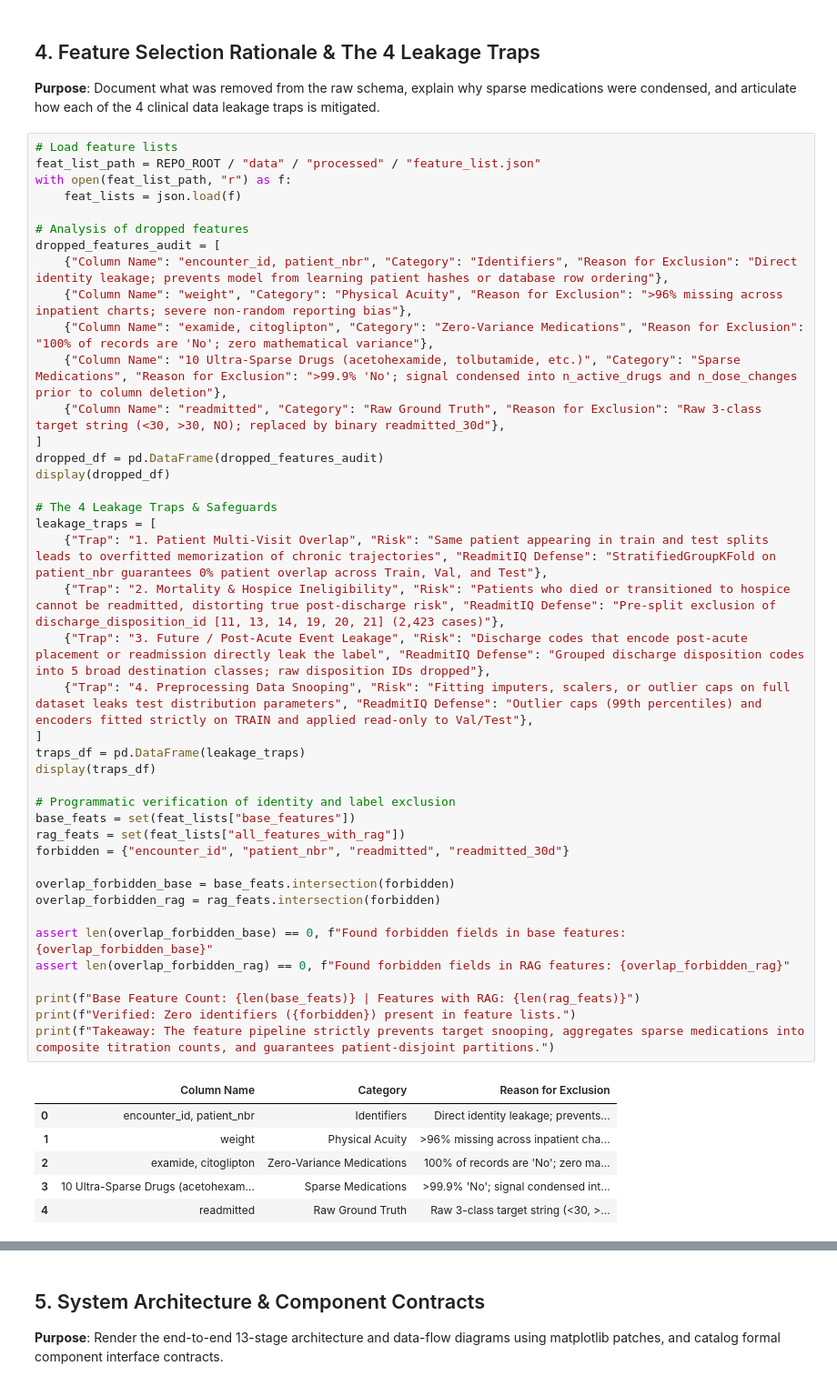
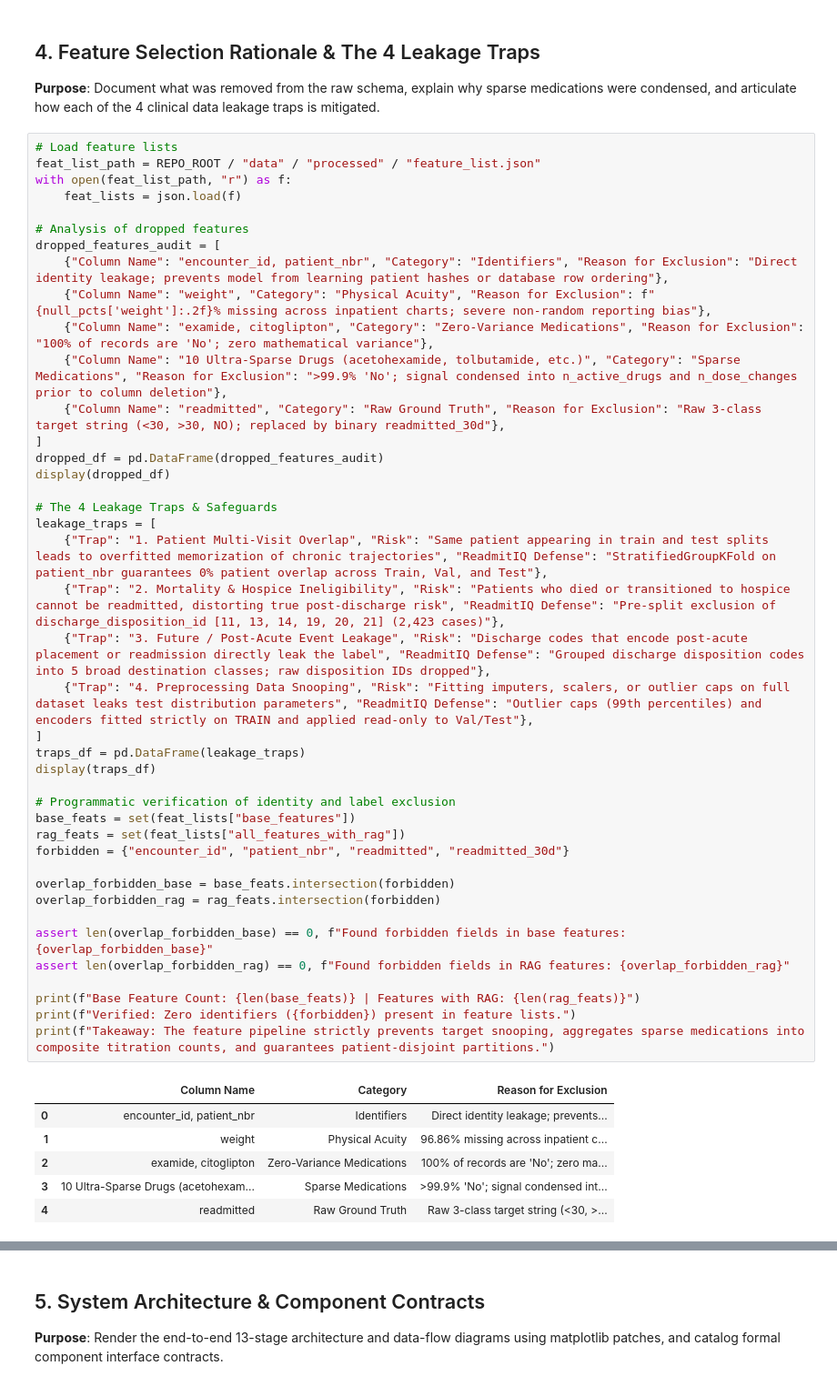
Before and after one commit to Tribhuwansingh2023/ReadmitIQ, a Jupyter notebook: notebooks/stages/stage1.ipynb, the cells around one changed output, grey strips where cells are left out. Shown at 91% size. Saved outputs shown, nothing was run; the diff lists cells and outputs as text.

```diff
--- a/notebooks/stages/stage1.ipynb
+++ b/notebooks/stages/stage1.ipynb
@@ -314,7 +331,7 @@ with open(feat_list_path, "r") as f:
 # Analysis of dropped features
 dropped_features_audit = [
     {"Column Name": "encounter_id, patient_nbr", "Category": "Identifiers", "Reason for Exclusion": "Direct identity leakage; prevents model from learning patient hashes or database row ordering"},
-    {"Column Name": "weight", "Category": "Physical Acuity", "Reason for Exclusion": ">96% missing across inpatient charts; severe non-random reporting bias"},
+    {"Column Name": "weight", "Category": "Physical Acuity", "Reason for Exclusion": f"{null_pcts['weight']:.2f}% missing across inpatient charts; severe non-random reporting bias"},
     {"Column Name": "examide, citoglipton", "Category": "Zero-Variance Medications", "Reason for Exclusion": "100% of records are 'No'; zero mathematical variance"},
     {"Column Name": "10 Ultra-Sparse Drugs (acetohexamide, tolbutamide, etc.)", "Category": "Sparse Medications", "Reason for Exclusion": ">99.9% 'No'; signal condensed into n_active_drugs and n_dose_changes prior to column deletion"},
     {"Column Name": "readmitted", "Category": "Raw Ground Truth", "Reason for Exclusion": "Raw 3-class target string (<30, >30, NO); replaced by binary readmitted_30d"},
@@ -322,34 +339,34 @@ dropped_features_audit = [
 dropped_df = pd.DataFrame(dropped_features_audit)
 display(dropped_df)
 
 # The 4 Leakage Traps & Safeguards
 leakage_traps = [
     {"Trap": "1. Patient Multi-Visit Overlap", "Risk": "Same patient appearing in train and test splits leads to overfitted memorization of chronic trajectories", "ReadmitIQ Defense": "StratifiedGroupKFold on patient_nbr guarantees 0% patient overlap across Train, Val, and Test"},
     {"Trap": "2. Mortality & Hospice Ineligibility", "Risk": "Patients who died or transitioned to hospice cannot be readmitted, distorting true post-discharge risk", "ReadmitIQ Defense": "Pre-split exclusion of discharge_disposition_id [11, 13, 14, 19, 20, 21] (2,423 cases)"},
     {"Trap": "3. Future / Post-Acute Event Leakage", "Risk": "Discharge codes that encode post-acute placement or readmission directly leak the label", "ReadmitIQ Defense": "Grouped discharge disposition codes into 5 broad destination classes; raw disposition IDs dropped"},
     {"Trap": "4. Preprocessing Data Snooping", "Risk": "Fitting imputers, scalers, or outlier caps on full dataset leaks test distribution parameters", "ReadmitIQ Defense": "Outlier caps (99th percentiles) and encoders fitted strictly on TRAIN and applied read-only to Val/Test"},
 ]
 traps_df = pd.DataFrame(leakage_traps)
 display(traps_df)
 
 # Programmatic verification of identity and label exclusion
 base_feats = set(feat_lists["base_features"])
 rag_feats = set(feat_lists["all_features_with_rag"])
 forbidden = {"encounter_id", "patient_nbr", "readmitted", "readmitted_30d"}
 
 overlap_forbidden_base = base_feats.intersection(forbidden)
 overlap_forbidden_rag = rag_feats.intersection(forbidden)
 
 assert len(overlap_forbidden_base) == 0, f"Found forbidden fields in base features: {overlap_forbidden_base}"
 assert len(overlap_forbidden_rag) == 0, f"Found forbidden fields in RAG features: {overlap_forbidden_rag}"
 
 print(f"Base Feature Count: {len(base_feats)} | Features with RAG: {len(rag_feats)}")
 print(f"Verified: Zero identifiers ({forbidden}) present in feature lists.")
 print(f"Takeaway: The feature pipeline strictly prevents target snooping, aggregates sparse medications into composite titration counts, and guarantees patient-disjoint partitions.")
 # %% [output]
 |  | Column Name | Category | Reason for Exclusion |
 | 0 | encounter_id, patient_nbr | Identifiers | Direct identity leakage; prevents... |
-| 1 | weight | Physical Acuity | >96% missing across inpatient cha... |
+| 1 | weight | Physical Acuity | 96.86% missing across inpatient c... |
 | 2 | examide, citoglipton | Zero-Variance Medications | 100% of records are 'No'; zero ma... |
 | 3 | 10 Ultra-Sparse Drugs (acetohexam... | Sparse Medications | >99.9% 'No'; signal condensed int... |
 | 4 | readmitted | Raw Ground Truth | Raw 3-class target string (<30, >... |
```
Also changed, not shown: parts of 9 cells of this notebook, 1 other file.
